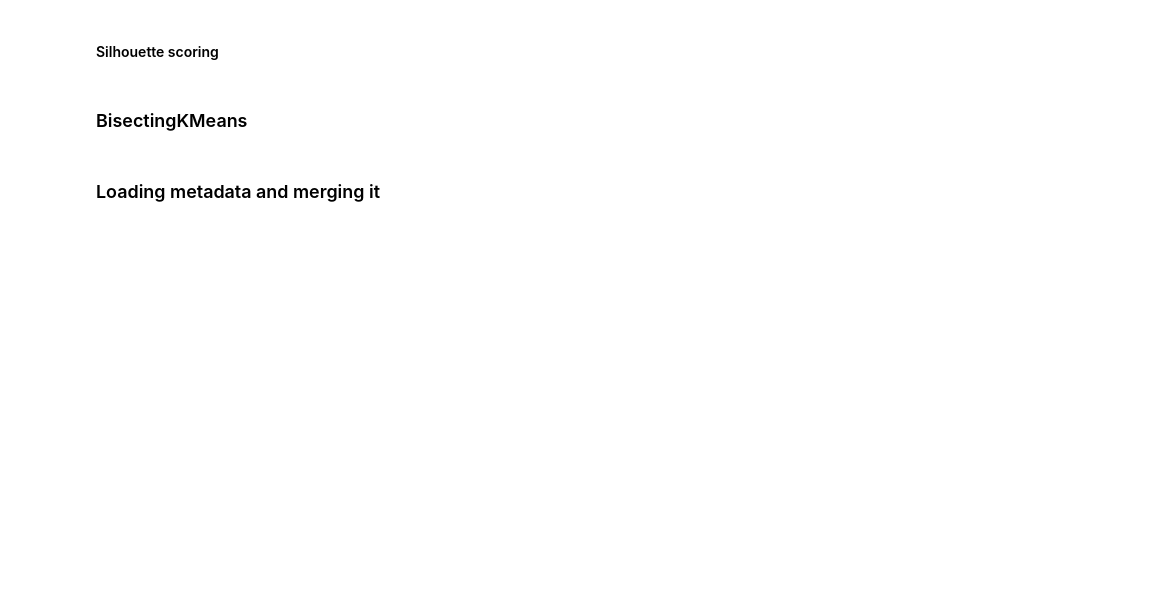
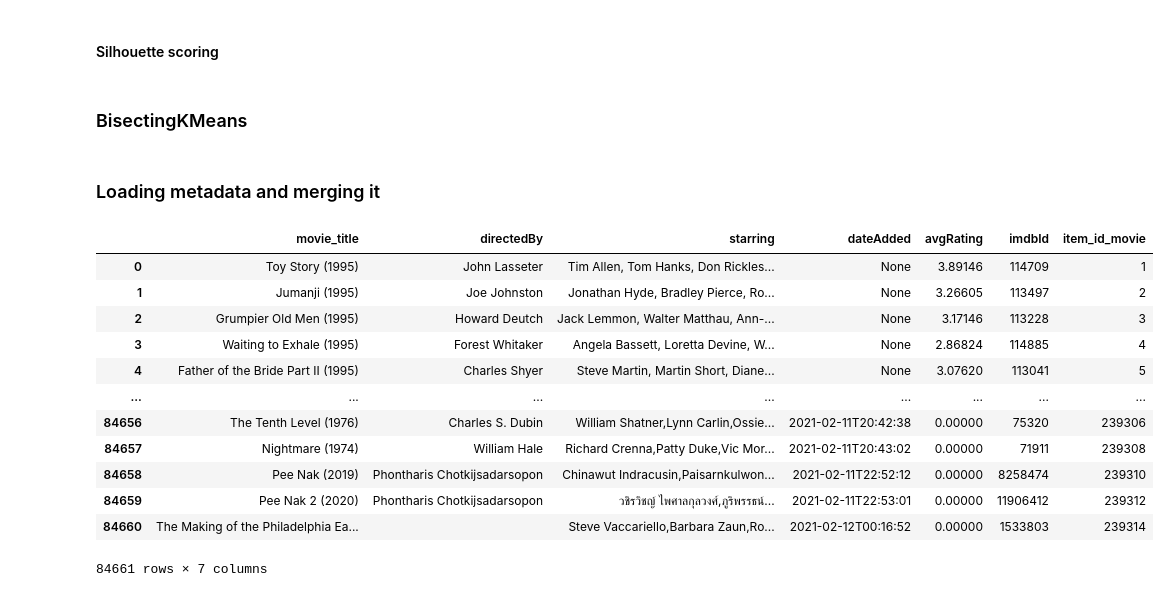
Before and after one commit to arostagnat/BookMatch, a Jupyter notebook: notebooks/Clustering_model.ipynb, the cells around one changed output. Cells and saved outputs as stored; diff of their text form; code cells hidden in the pictures; blank space fills up the shorter version.

```diff
--- a/notebooks/Clustering_model.ipynb
+++ b/notebooks/Clustering_model.ipynb
@@ -294,3 +402,19 @@ final_df["clustering_label"].value_counts()
 # %%
 bert = merged_all_bert[["movie_title","book_title","clustering_label_bert", "Kmeans_label_bert", "bisectings_bert", "is_movie" ]]
 bert = bert.fillna("")
+# %%
+metadata_movies
+# %% [output]
+|  | movie_title | directedBy | starring | dateAdded | avgRating | imdbId | item_id_movie |
+| 0 | Toy Story (1995) | John Lasseter | Tim Allen, Tom Hanks, Don Rickles... | None | 3.89146 | 114709 | 1 |
+| 1 | Jumanji (1995) | Joe Johnston | Jonathan Hyde, Bradley Pierce, Ro... | None | 3.26605 | 113497 | 2 |
+| 2 | Grumpier Old Men (1995) | Howard Deutch | Jack Lemmon, Walter Matthau, Ann-... | None | 3.17146 | 113228 | 3 |
+| 3 | Waiting to Exhale (1995) | Forest Whitaker | Angela Bassett, Loretta Devine, W... | None | 2.86824 | 114885 | 4 |
+| 4 | Father of the Bride Part II (1995) | Charles Shyer | Steve Martin, Martin Short, Diane... | None | 3.07620 | 113041 | 5 |
+| ... | ... | ... | ... | ... | ... | ... | ... |
+| 84656 | The Tenth Level (1976) | Charles S. Dubin | William Shatner,Lynn Carlin,Ossie... | 2021-02-11T20:42:38 | 0.00000 | 75320 | 239306 |
+| 84657 | Nightmare (1974) | William Hale | Richard Crenna,Patty Duke,Vic Mor... | 2021-02-11T20:43:02 | 0.00000 | 71911 | 239308 |
+| 84658 | Pee Nak (2019) | Phontharis Chotkijsadarsopon | Chinawut Indracusin,Paisarnkulwon... | 2021-02-11T22:52:12 | 0.00000 | 8258474 | 239310 |
+| 84659 | Pee Nak 2 (2020) | Phontharis Chotkijsadarsopon | วชิรวิชญ์ ไพศาลกุลวงศ์,ภูริพรรธน์... | 2021-02-11T22:53:01 | 0.00000 | 11906412 | 239312 |
+| 84660 | The Making of the Philadelphia Ea... |  | Steve Vaccariello,Barbara Zaun,Ro... | 2021-02-12T00:16:52 | 0.00000 | 1533803 | 239314 |
+84661 rows × 7 columns
```
Also changed, not shown: parts of 29 cells of this notebook, 3 other files.
